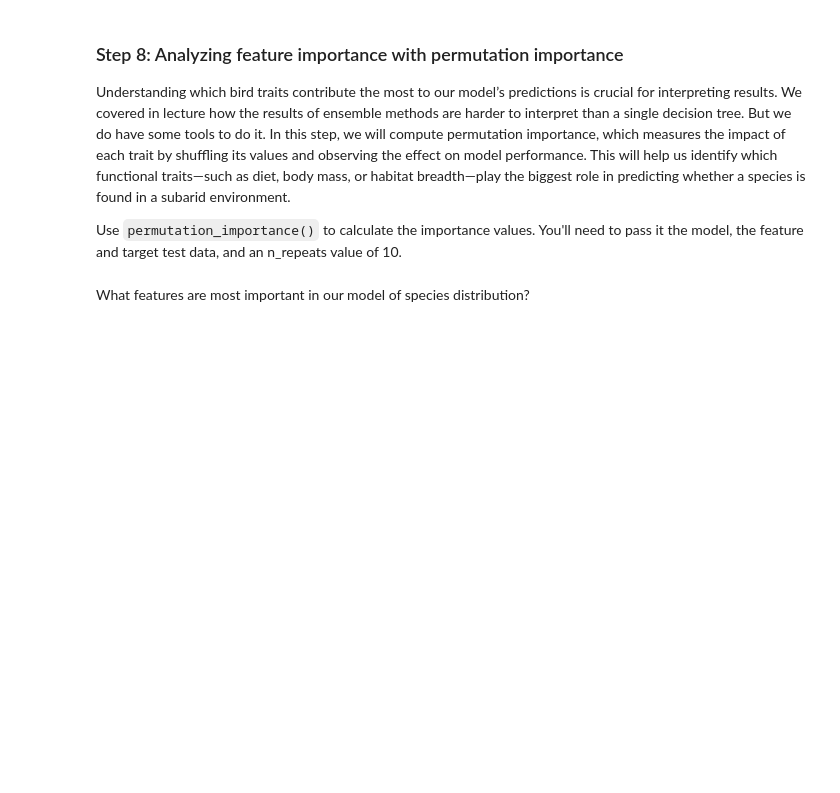
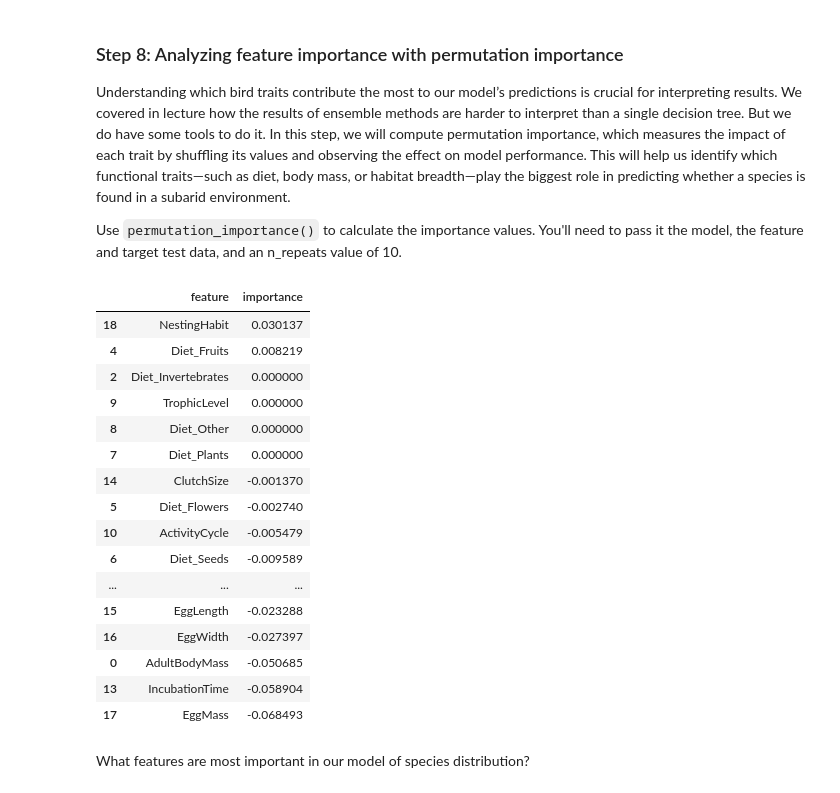
Before and after one commit to evajnewby/EDS232-labs, a Jupyter notebook: Week5/lab5-birds.ipynb, the cells around one changed output. Drawn from its saved outputs; the diff is of its cells as text; code cells hidden in the pictures; blank space fills up the shorter version.

```diff
--- a/Week5/lab5-birds.ipynb
+++ b/Week5/lab5-birds.ipynb
@@ -238,0 +226,24 @@ Merge the original majority class with the newly upsampled minority class.
+# %%
+# Separate majority and minority classes.
+birds_train = pd.concat([X_train, y_train], axis=1)
+majority_class = birds_train[birds_train.Subarid == 1]
+minority_class = birds_train[birds_train.Subarid == 0]
+
+# Upsample the minority class
+minority_up = resample(minority_class,
+                              replace=True,
+                              n_samples=len(majority_class),
+                              random_state=808)
+
+# Combine majority class with upsampled minority class
+birds_up = pd.concat([majority_class, minority_up])
+
+# Shuffle the dataset
+birds_up = birds_up.sample(frac=1, random_state=808).reset_index(drop=True)
+
+# Separate features and target variable
+X_train_balanced = birds_up.drop('Subarid', axis=1)
+y_train_balanced = birds_up['Subarid']
+
+# Print value counts
+print(y_train_balanced.value_counts())
@@ -250,6 +297,45 @@ How did this second model, trained on balanced data, do in comparison to the fir
 Understanding which bird traits contribute the most to our model’s predictions is crucial for interpreting results. We covered in lecture how the results of ensemble methods are harder to interpret than a single decision tree.  But we do have some tools to do it.  In this step, we will compute permutation importance, which measures the impact of each trait by shuffling its values and observing the effect on model performance. This will help us identify which functional traits—such as diet, body mass, or habitat breadth—play the biggest role in predicting whether a species is found in a subarid environment.
 
 Use `permutation_importance()` to calculate the importance values.  You'll need to pass it the model, the feature and target test data, and an n_repeats value of 10.
+# %%
+# Permutation importance
+perm_imp = permutation_importance(bagging_clf, # trained model
+                                 X_test,
+                                 y_test,
+                                 n_repeats = 10,
+                                 random_state=808)
+
+
+# Store and view importance score
+importance_score = perm_imp.importances_mean
+feature_names = X_test.columns
+
+# Create df to hold feature importances
+importances_df = pd.DataFrame({'feature': feature_names, 'importance': importance_score})
+
+# Sort by importance
+importances_df = importances_df.sort_values(by='importance', ascending=False)
+
+# view
+importances_df
+# %% [output]
+|  | feature | importance |
+| 18 | NestingHabit | 0.030137 |
+| 4 | Diet_Fruits | 0.008219 |
+| 2 | Diet_Invertebrates | 0.000000 |
+| 9 | TrophicLevel | 0.000000 |
+| 8 | Diet_Other | 0.000000 |
+| 7 | Diet_Plants | 0.000000 |
+| 14 | ClutchSize | -0.001370 |
+| 5 | Diet_Flowers | -0.002740 |
+| 10 | ActivityCycle | -0.005479 |
+| 6 | Diet_Seeds | -0.009589 |
+| ... | ... | ... |
+| 15 | EggLength | -0.023288 |
+| 16 | EggWidth | -0.027397 |
+| 0 | AdultBodyMass | -0.050685 |
+| 13 | IncubationTime | -0.058904 |
+| 17 | EggMass | -0.068493 |
 # %% [markdown]
 What features are most important in our model of species distribution?
 # %% [markdown]
```
Also changed, not shown: parts of 9 cells of this notebook, 2 other files.
